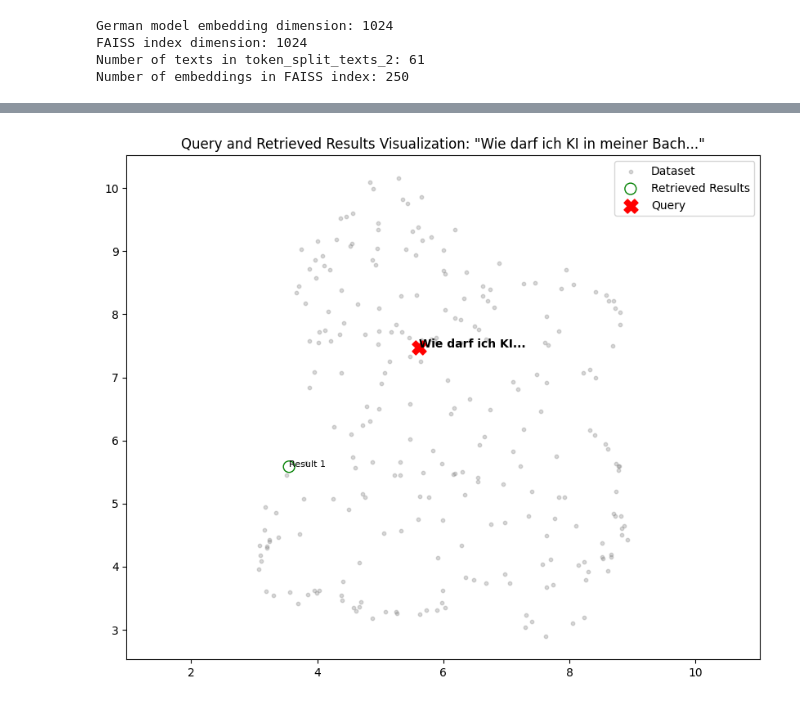
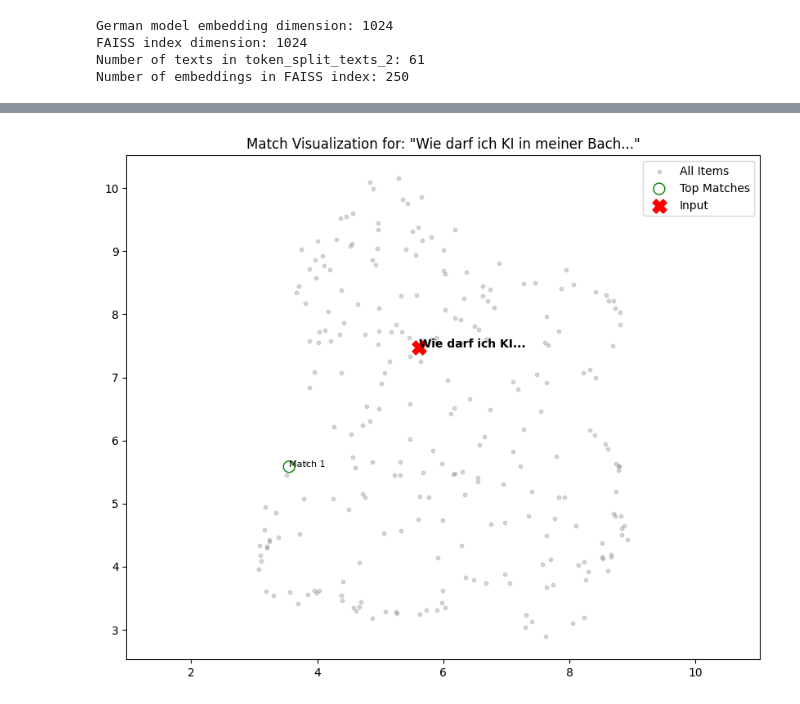
Before and after one commit to darioholenstein/RAG-and-embeddings-KIA, a Jupyter notebook: RAG-and-embeddings.ipynb, the cells around one changed output, grey strips where cells are left out. Saved outputs shown, nothing was run; the diff lists cells and outputs as text; code cells hidden in the pictures.

```diff
--- a/RAG-and-embeddings.ipynb
+++ b/RAG-and-embeddings.ipynb
@@ -539,12 +516,11 @@ def visualize_query_results(query, retrieved_embeddings, k=3):
     plt.gca().set_aspect('equal', 'datalim')
     plt.show()
 # %%
-# Get embeddings for visualization
+
 query = "Wie darf ich KI in meiner Bachelorarbeit verwenden?"
 retrieved_texts, distances = retrieve_context(query, k=3)
 retrieved_embeddings = np.array([model.encode(text, convert_to_numpy=True) for text in retrieved_texts])
 
-# Visualize
-visualize_query_results(query, retrieved_embeddings)
+plot_query_matches(query, retrieved_embeddings)
 # %% [output]
-[figure, old version]
+[figure, new version]
```
Also changed, not shown: parts of 10 cells of this notebook.
